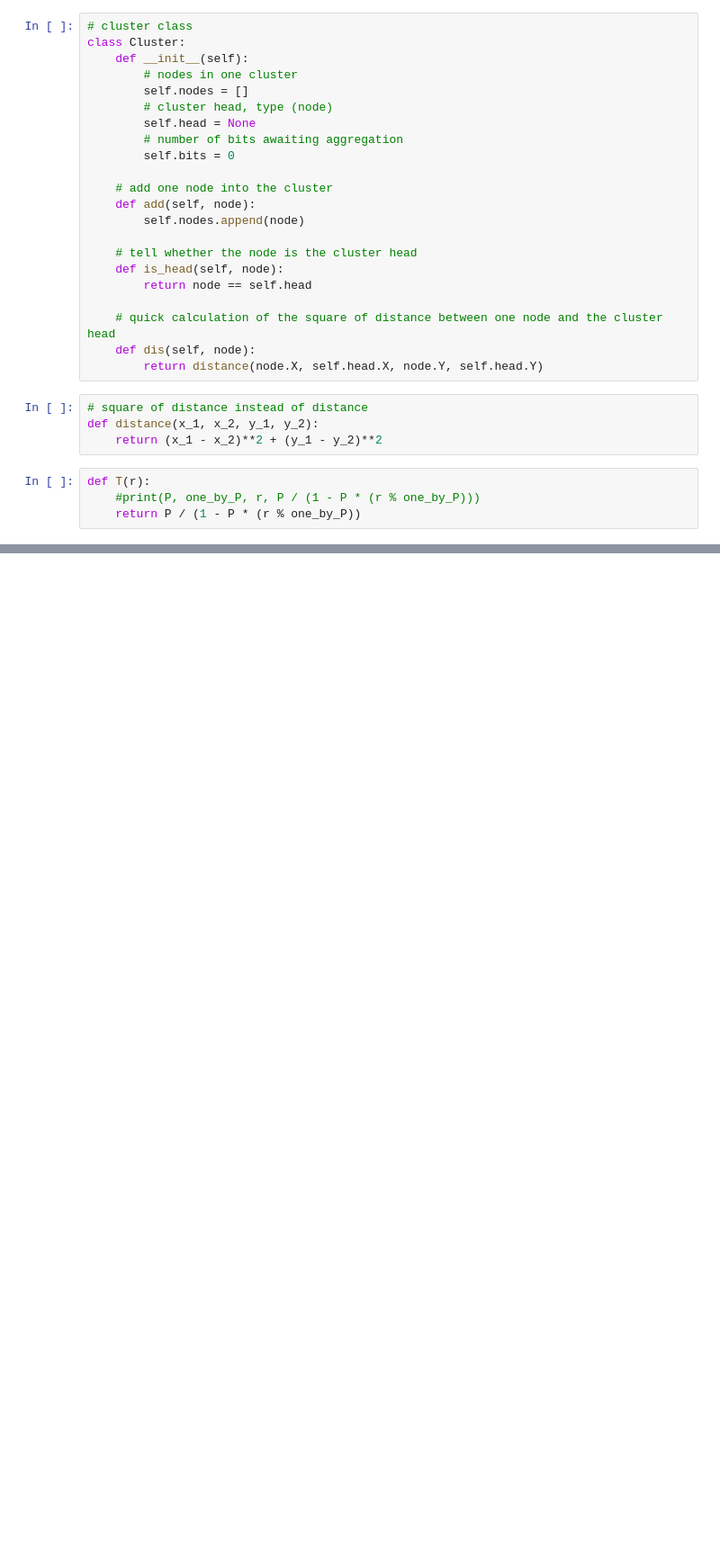
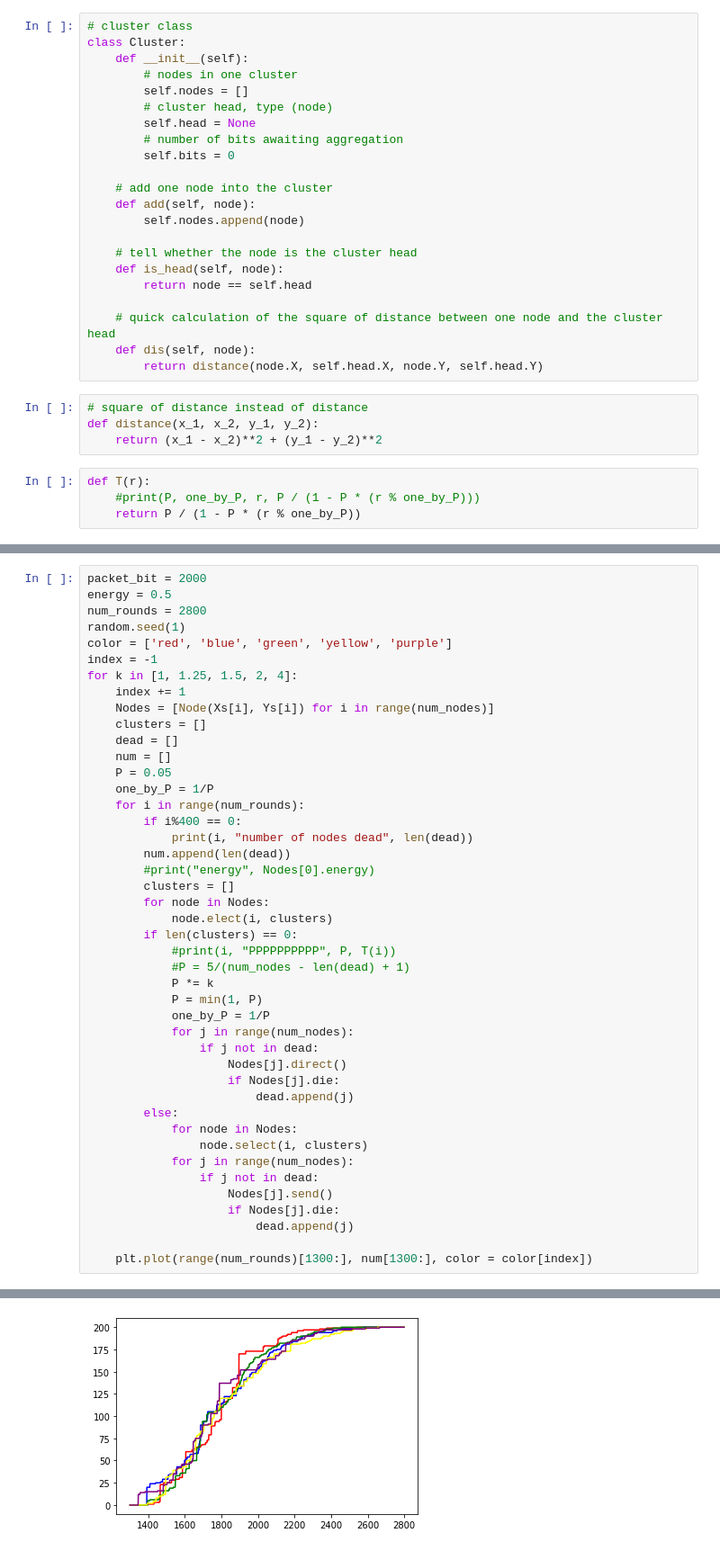
Before and after one commit to leo20021210/network_research, a Jupyter notebook: py_model/LEACH.ipynb, the cells around one changed output, grey strips where cells are left out. Shown at 90% size. Cells and saved outputs as stored; diff of their text form; blank space fills up the shorter version.

```diff
--- a/py_model/LEACH.ipynb
+++ b/py_model/LEACH.ipynb
@@ -142,0 +159,45 @@ plt.scatter(Xs, Ys, s = 30)
+# %%
+packet_bit = 2000
+energy = 0.5
+num_rounds = 2800
+random.seed(1)
+color = ['red', 'blue', 'green', 'yellow', 'purple']
+index = -1
+for k in [1, 1.25, 1.5, 2, 4]:
+    index += 1
+    Nodes = [Node(Xs[i], Ys[i]) for i in range(num_nodes)]
+    clusters = []
+    dead = []
+    num = []
+    P = 0.05
+    one_by_P = 1/P
+    for i in range(num_rounds):
+        if i%400 == 0:
+            print(i, "number of nodes dead", len(dead))
+        num.append(len(dead))
+        #print("energy", Nodes[0].energy)
+        clusters = []
+        for node in Nodes:
+            node.elect(i, clusters)
+        if len(clusters) == 0:
+            #print(i, "PPPPPPPPPP", P, T(i))
+            #P = 5/(num_nodes - len(dead) + 1)
+            P *= k
+            P = min(1, P)
+            one_by_P = 1/P
+            for j in range(num_nodes):
+                if j not in dead:
+                    Nodes[j].direct()
+                    if Nodes[j].die:
+                        dead.append(j)
+        else:
+            for node in Nodes:
+                node.select(i, clusters)
+            for j in range(num_nodes):
+                if j not in dead:
+                    Nodes[j].send()
+                    if Nodes[j].die:
+                        dead.append(j)
+
+    plt.plot(range(num_rounds)[1300:], num[1300:], color = color[index])
+# %% [output]
@@ -142,0 +221 @@ plt.scatter(Xs, Ys, s = 30)
+[figure, added]
```
Also changed, not shown: parts of 12 cells of this notebook, 2 other files.
